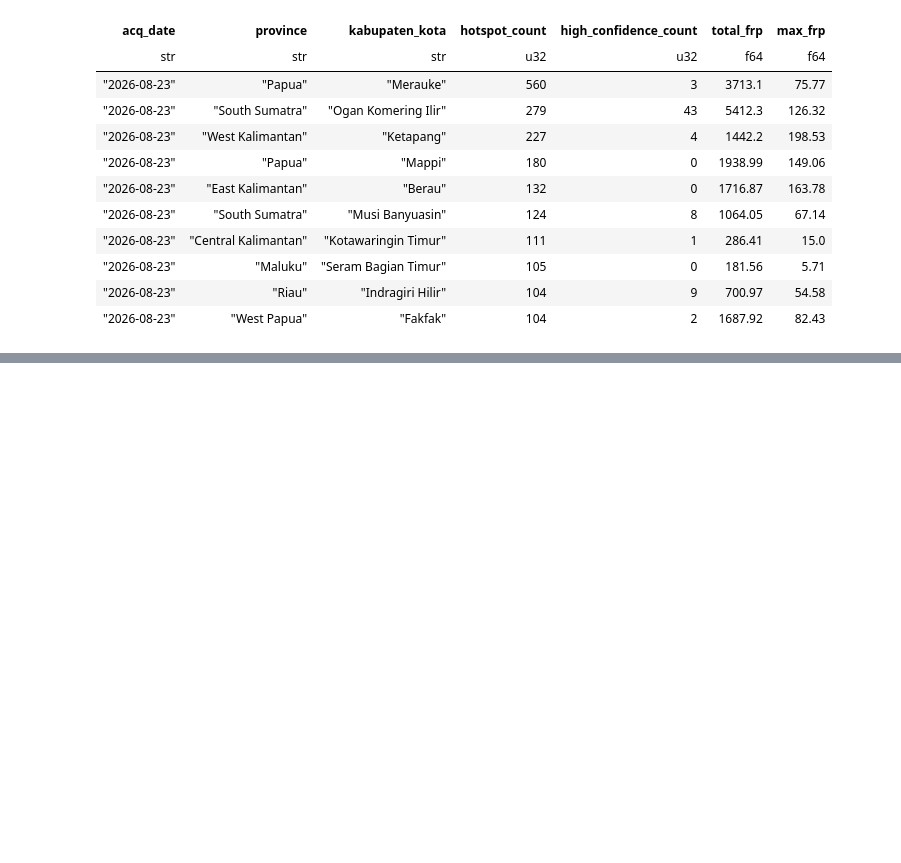
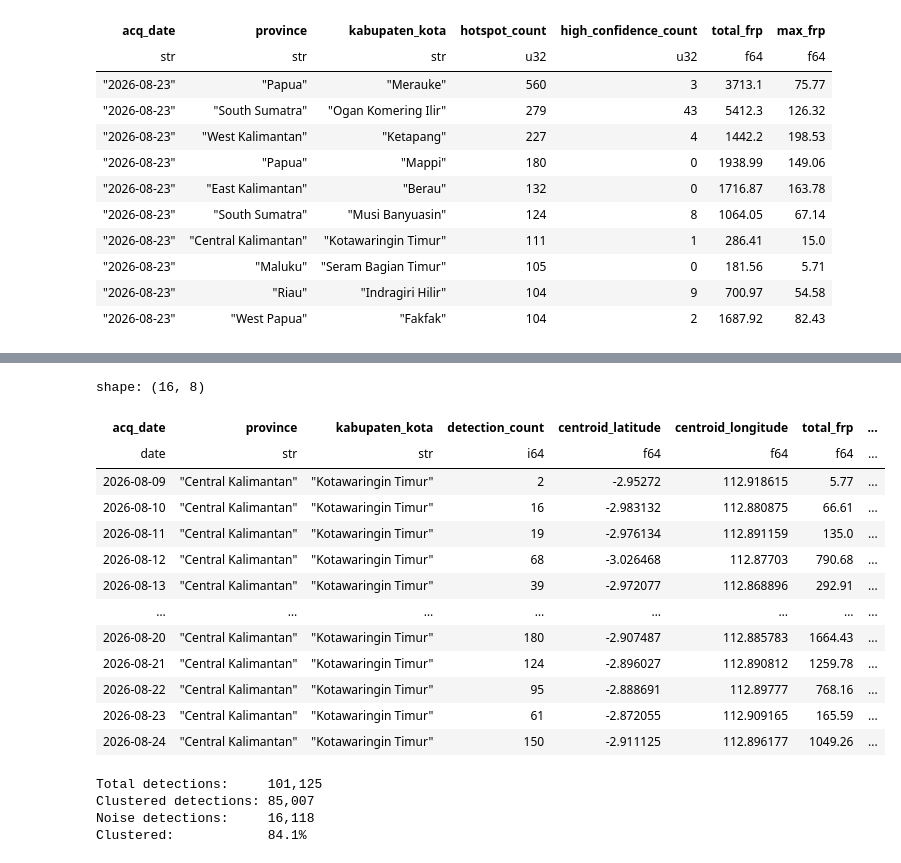
Before and after one commit to FAL10000/KarhutlaWatch-ID, a Jupyter notebook: notebooks/explore.ipynb, the cells around one changed output, grey strips where cells are left out. Drawn from its saved outputs; the diff is of its cells as text; code cells hidden in the pictures; blank space fills up the shorter version.

```diff
--- a/notebooks/explore.ipynb
+++ b/notebooks/explore.ipynb
@@ -165,0 +206,19 @@ shape: (10, 7)
+# %%
+trackz = clusterz.unique(
+    subset=["cluster_id"]
+)
+
+display(
+    trackz
+    .group_by("active_days")
+    .len()
+    .sort("active_days")
+)
+
+display(
+    trackz.select(
+        pl.col("active_days").max().alias("max"),
+        pl.col("active_days").mean().alias("mean"),
+        pl.col("active_days").median().alias("median"),
+    )
+)
@@ -165,0 +244,54 @@ shape: (10, 7)
+# %%
+top_cluster = (
+    trackz
+    .sort("track_detection_count", descending=True)
+    .get_column("cluster_id")
+    .first()
+)
+
+(
+    clusterz
+    .filter(pl.col("cluster_id") == top_cluster)
+    .select(
+        "acq_date",
+        "province",
+        "kabupaten_kota",
+        "detection_count",
+        "centroid_latitude",
+        "centroid_longitude",
+        "total_frp",
+        "active_days",
+    )
+    .sort("acq_date")
+)
+# %% [output]
+shape: (16, 8)
+| acq_date | province | kabupaten_kota | detection_count | centroid_latitude | centroid_longitude | total_frp | ... |
+| date | str | str | i64 | f64 | f64 | f64 | ... |
+| 2026-08-09 | "Central Kalimantan" | "Kotawaringin Timur" | 2 | -2.95272 | 112.918615 | 5.77 | ... |
+| 2026-08-10 | "Central Kalimantan" | "Kotawaringin Timur" | 16 | -2.983132 | 112.880875 | 66.61 | ... |
+| 2026-08-11 | "Central Kalimantan" | "Kotawaringin Timur" | 19 | -2.976134 | 112.891159 | 135.0 | ... |
+| 2026-08-12 | "Central Kalimantan" | "Kotawaringin Timur" | 68 | -3.026468 | 112.87703 | 790.68 | ... |
+| 2026-08-13 | "Central Kalimantan" | "Kotawaringin Timur" | 39 | -2.972077 | 112.868896 | 292.91 | ... |
+| … | … | … | … | … | … | … | ... |
+| 2026-08-20 | "Central Kalimantan" | "Kotawaringin Timur" | 180 | -2.907487 | 112.885783 | 1664.43 | ... |
+| 2026-08-21 | "Central Kalimantan" | "Kotawaringin Timur" | 124 | -2.896027 | 112.890812 | 1259.78 | ... |
+| 2026-08-22 | "Central Kalimantan" | "Kotawaringin Timur" | 95 | -2.888691 | 112.89777 | 768.16 | ... |
+| 2026-08-23 | "Central Kalimantan" | "Kotawaringin Timur" | 61 | -2.872055 | 112.909165 | 165.59 | ... |
+| 2026-08-24 | "Central Kalimantan" | "Kotawaringin Timur" | 150 | -2.911125 | 112.896177 | 1049.26 | ... |
+# %%
+clustered = clusterz.get_column(
+    "detection_count"
+).sum()
+
+total = firms30d.height
+
+print(f"Total detections:     {total:,}")
+print(f"Clustered detections: {clustered:,}")
+print(f"Noise detections:     {total - clustered:,}")
+print(f"Clustered:            {clustered / total:.1%}")
+# %% [output]
+Total detections:     101,125
+Clustered detections: 85,007
+Noise detections:     16,118
+Clustered:            84.1%
```
Also changed, not shown: parts of 8 cells of this notebook, 4 other files.
